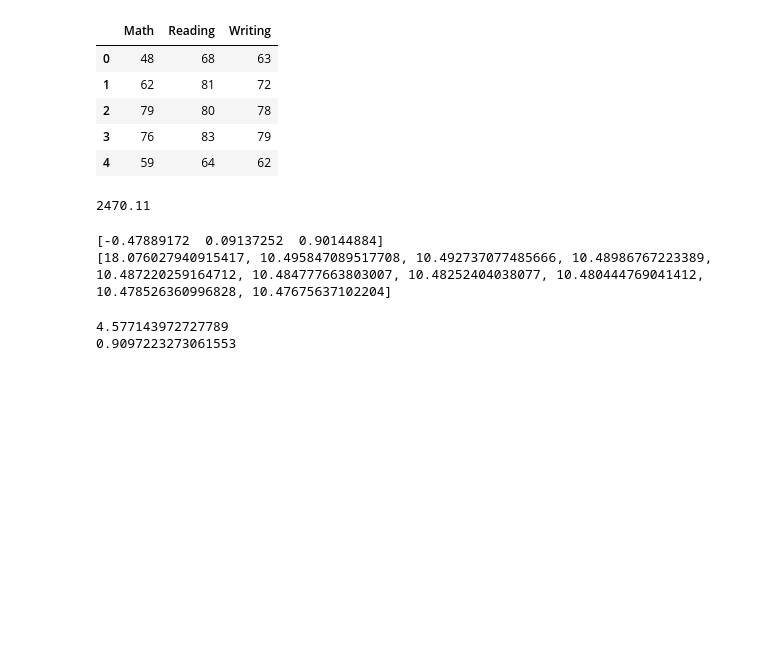
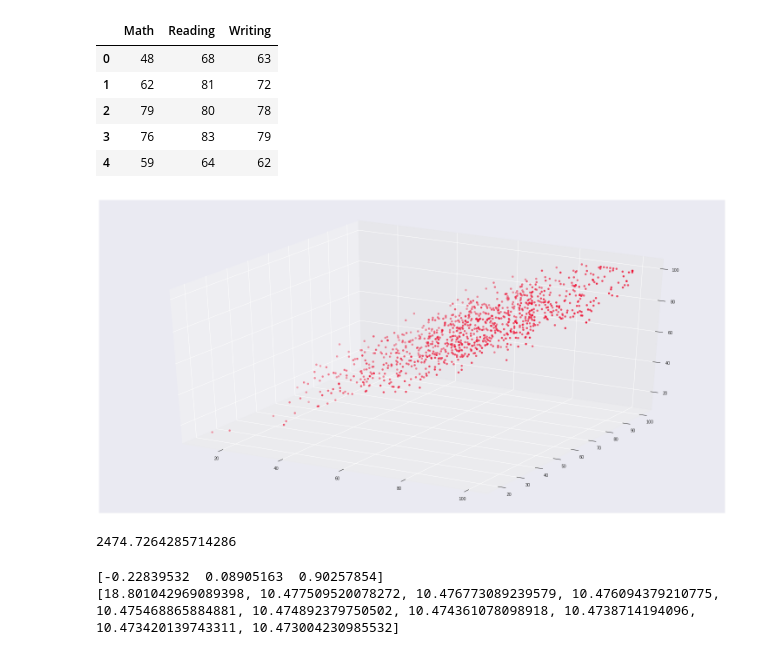
Before and after one commit to ADSA-UIUC/AdvancedWorkshopsFA18, a Jupyter notebook: ADSA_SupervisedLearning_091618/Linear_Regression_Gradient_Descent.ipynb, the cells around one changed output. Cells and saved outputs as stored; diff of their text form; code cells hidden in the pictures; blank space fills up the shorter version.

```diff
--- a/ADSA_SupervisedLearning_091618/Linear_Regression_Gradient_Descent.ipynb
+++ b/ADSA_SupervisedLearning_091618/Linear_Regression_Gradient_Descent.ipynb
@@ -73,7 +73,5 @@ files.upload()
 # %%
-data = pd.read_csv('student.csv') # Get new dataset
-# https://mubaris.com/2017/09/28/linear-regression-from-scratch/
-
+data = pd.read_csv("https://s3.amazonaws.com/uiuc-adsa-fa18/student.csv")
 print(data.shape)
 data.head()
 # %% [output]
@@ -85,45 +83,35 @@ data.head()
 | 3 | 76 | 83 | 79 |
 | 4 | 59 | 64 | 62 |
 # %%
-math = data['Math'].values
-read = data['Reading'].values
-write = data['Writing'].values
-
 # Ploting the scores as scatter plot
 fig = plt.figure()
 ax = Axes3D(fig)
-ax.scatter(math, read, write, color='#ef1234')
+ax.scatter(data['Math'].values, data['Reading'].values, data['Writing'].values, color='#ef1234')
 plt.show()
+# %% [output]
+[figure, added]
-# %%
-m = len(math)
-x0 = np.ones(m)
-X = np.array([x0, math, read]).T
-# Initial Coefficients
-B = np.array([0, 0, 0])
-Y = np.array(write)
-alpha = 0.0001
-
-inital_cost = _cost(X, Y, B)
-print(inital_cost)
-# %% [output]
-2470.11
-# %%
-# 100000 Iterations
-newCoeff, cost_history = gradient_descent(X, Y, B, alpha, 100000)
-
-# New Values of B
-print(newCoeff)
-
-# Final Cost of new B
-print(cost_history[::10000])
-# %% [output]
-[-0.47889172  0.09137252  0.90144884]
-[18.076027940915417, 10.495847089517708, 10.492737077485666, 10.48986767223389, 10.487220259164712, 10.484777663803007, 10.48252404038077, 10.480444769041412, 10.478526360996828, 10.47675637102204]
-# %%
-Y_pred = X.dot(newCoeff)
-rmse, R2_score = accuracy(Y, Y_pred)
-print(rmse)
-print(R2_score)
-# %% [output]
-4.577143972727789
-0.9097223273061553
+# %%
+train_data = data.head(700)
+
+math_train = train_data['Math'].values
+read_train = train_data['Reading'].values
+write_train = train_data['Writing'].values
+
+intercepts = np.ones(len(math_train))
+features = np.array([intercepts, math_train, read_train]).T
+targets = np.array(write_train)
+coefficients = np.array([0, 0, 0])
+
+inital_cost = _cost(features, targets, coefficients)
+print(inital_cost)
+# %% [output]
+2474.7264285714286
+# %%
+new_coefficients, cost_history = train(features, targets, coefficients)
+
+print(new_coefficients)
+
+print(cost_history[::10000])
+# %% [output]
+[-0.22839532  0.08905163  0.90257854]
+[18.801042969089398, 10.477509520078272, 10.476773089239579, 10.476094379210775, 10.475468865884881, 10.474892379750502, 10.474361078098918, 10.4738714194096, 10.473420139743311, 10.473004230985532]
```
Also changed, not shown: parts of 4 cells of this notebook.
